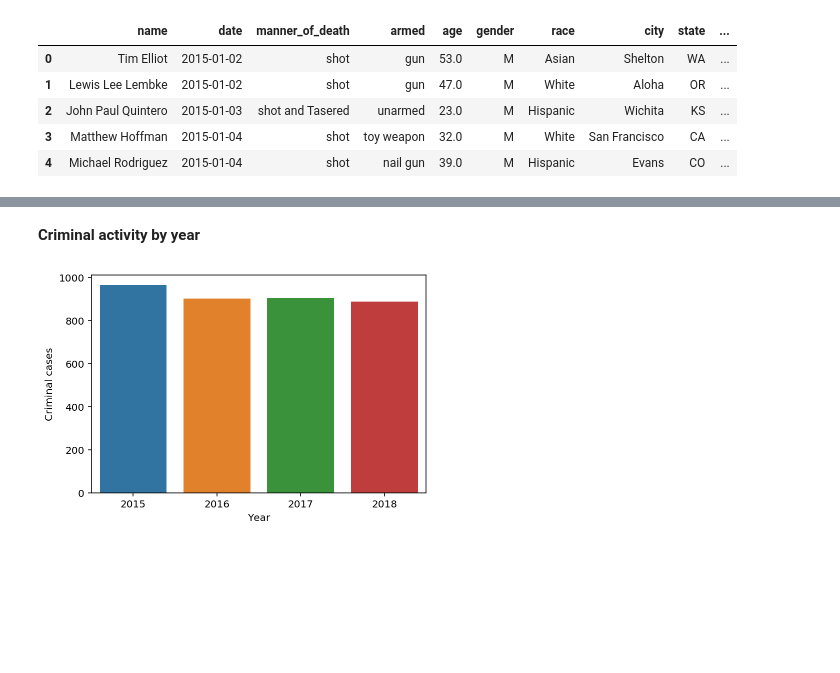
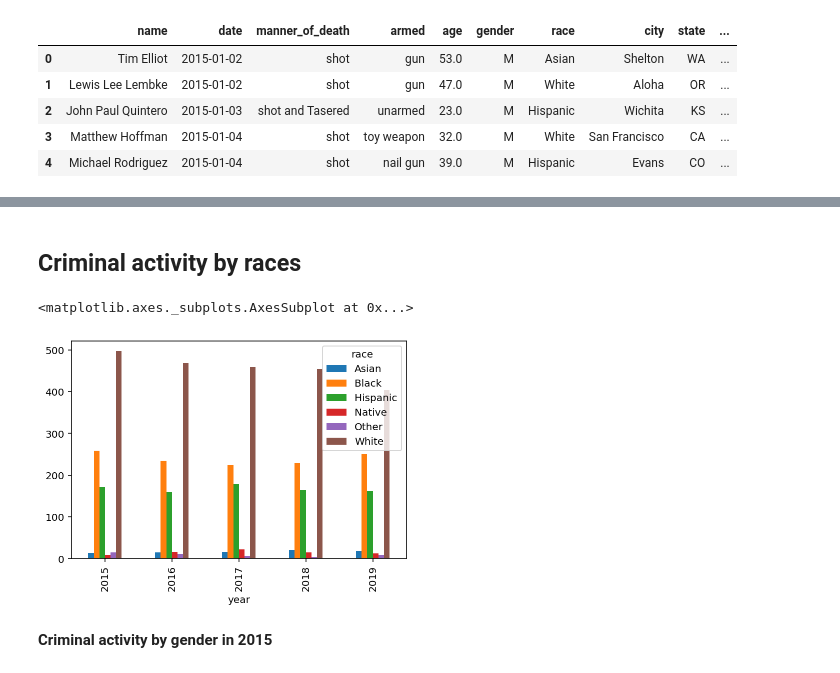
Before and after one commit to javsanbel2/betaproject, a Jupyter notebook: beta_javier.ipynb, the cells around one changed output, grey strips where cells are left out. Saved outputs shown, nothing was run; the diff lists cells and outputs as text; code cells hidden in the pictures; blank space fills up the shorter version.

```diff
--- a/beta_javier.ipynb
+++ b/beta_javier.ipynb
@@ -61,16 +130,18 @@ df.head()
+# %% [markdown]
+<h2>Criminal activity by races</h2>
+# %%
+# Create a copy and get only months from 2015 (maybe better if we add every year)
+ca_race = df[['date', 'race']].copy()
+
+# Process data
+ca_race["year"] = ca_race["date"].dt.year
+ca_race = ca_race.loc[ca_race["year"] < 2020] # Pull 2020 out
+
+ca_race_plot = ca_race.groupby(["year"])["race"].value_counts().unstack(level = 1)
+# ca_gender_plot
+ca_race_plot.plot(kind="bar")
+# %% [output]
+<matplotlib.axes._subplots.AxesSubplot at 0x...>
+[figure, added]
 # %% [markdown]
-<b>Criminal activity by year<b>
+<b>Criminal activity by gender in 2015</b>
-# %%
-# Is there a year with more criminal activity since 5 years ago?
-
-# Create a copy and get only entire years
-ca_bytime = df.loc[:, 'date']
-ca_bytime = ca_bytime.dt.year
-ca_bytime = ca_bytime.loc[ca_bytime < 2019]
-
-ax = sns.countplot(x=ca_bytime)
-ax.set(xlabel='Year', ylabel='Criminal cases')
-plt.show()
-# ca_bytime.plot()
-# %% [output]
-[figure, removed]
```
Also changed, not shown: parts of 22 cells of this notebook.
